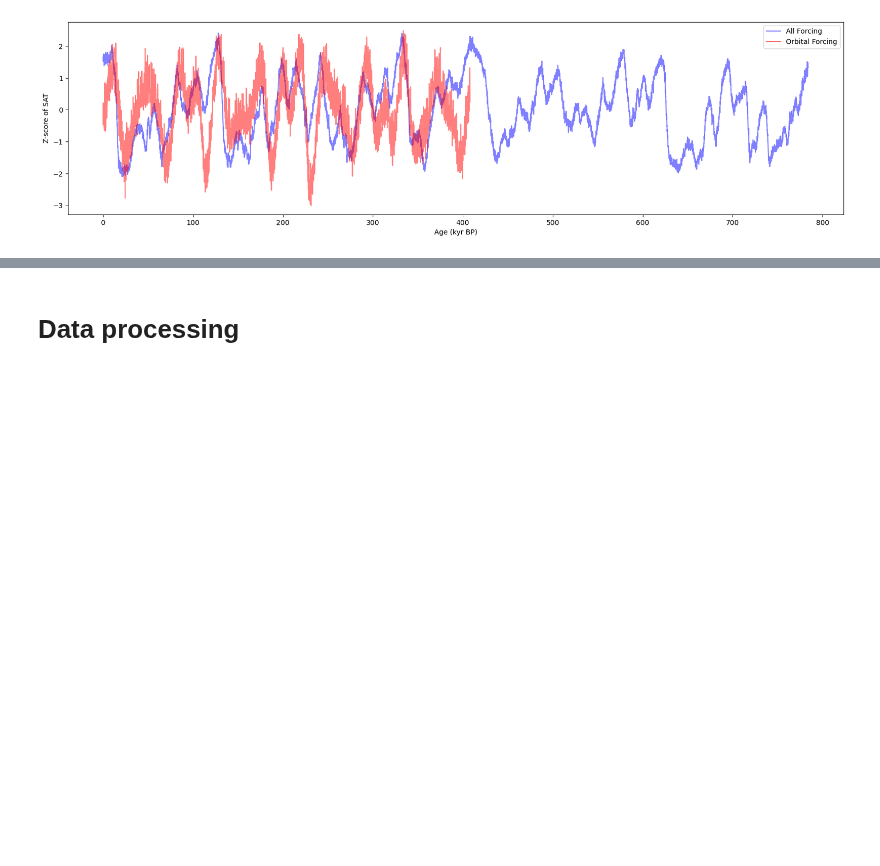
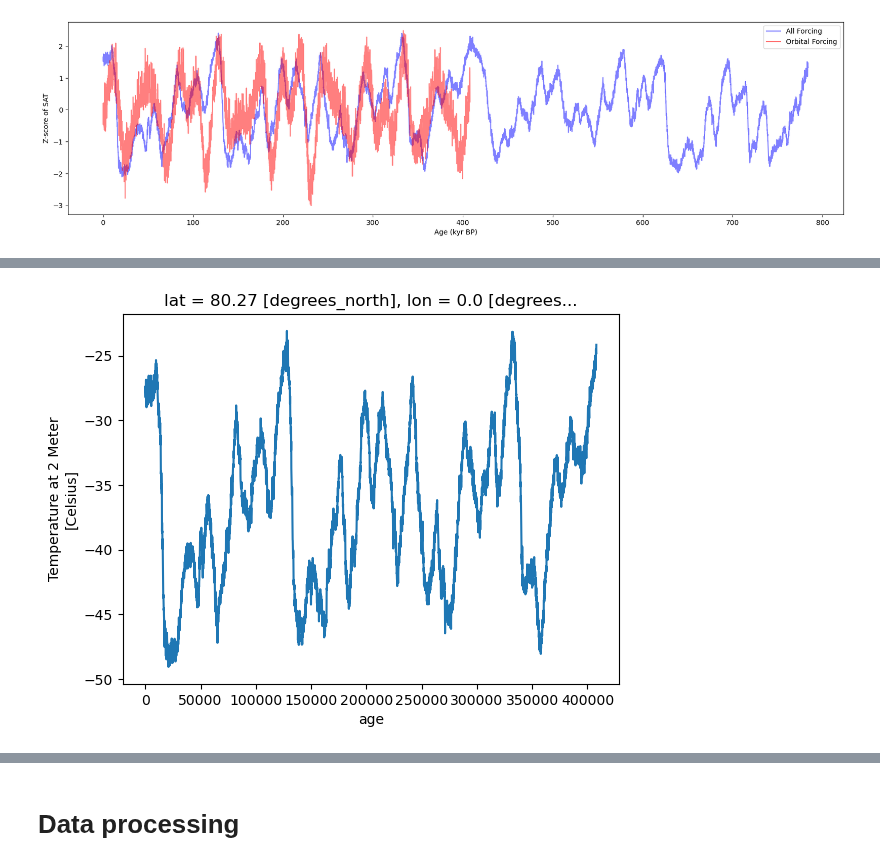
Before and after one commit to Peisong-Zheng/Inso_LGMR, a Jupyter notebook: Analysis_on_LOVECLIM.ipynb, the cells around one changed output, grey strips where cells are left out. Saved outputs shown, nothing was run; the diff lists cells and outputs as text; code cells hidden in the pictures; blank space fills up the shorter version.

```diff
--- a/Analysis_on_LOVECLIM.ipynb
+++ b/Analysis_on_LOVECLIM.ipynb
@@ -31,0 +34,80 @@
+# %%
+# import pre_800.csv from /inso_data
+import pandas as pd
+
+# Read the file into a DataFrame
+df_pre = pd.read_csv(
+    r"D:\VScode\Inso_LGMR\inso_data\pre_800.txt",
+    sep='\s+',       # '\s+' means "split on any whitespace"
+    header=None,     # or specify a row number if there's a header
+    engine='python'
+)
+
+
+df_pre.iloc[:, 0] = df_pre.iloc[:, 0].abs() * 1000
+
+# Rename the columns
+df_pre.columns = ['age', 'pre']
+
+df_pre = df_pre[(df_pre['age'] >= 100) & (df_pre['age'] <= 408000)]
+
+
+
+# load all forcing data
+import xarray as xr
+
+ds=xr.open_dataset(r"E:/loveclim_data/loveclim_784k_atm.nc")
+ds
+
+ds = ds.rename({'t2m': 'sat'})
+# rename the time to age
+ds = ds.rename({'mtime': 'age'})
+
+print('Original age max:', ds['age'].max().values)
+print('Original age min:', ds['age'].min().values)
+
+# crop ds between 100 and 408000
+ds = ds.where((ds['age'] >= 0.1) & (ds['age'] <= 408), drop=True)
+
+# # multiply age by 1000
+age_yr = ds['age'] * 1_000
+# age_yr = age_yr.max() - age_yr
+ds = ds.assign_coords(age=age_yr)
+
+
+
+
+ds
+
+# # # convert the sat to degrees C
+# # ds['sat'] = ds['sat'] - 273.15
+
+ds = ds[['sat']]
+ds
+ds['sat'].isel(lat=30, lon=0).plot()
+
+# plot a record from the ds_sat at given lat and lon
+import matplotlib.pyplot as plt
+from scipy.stats import zscore
+
+plt.figure(figsize=(10, 5))
+plt.plot(ds['age'].values, zscore(ds['sat'].isel(lat=30, lon=0).values))
+# plot the pre_800.csv data
+plt.plot(df_pre['age'], zscore(df_pre['pre']), label='pre')
+plt.title('Orginal data')
+plt.xlabel('Age (yr)')
+
+
+
+age_yr = age_yr.max() - age_yr
+ds = ds.assign_coords(age=age_yr)
+df_pre['age'] = df_pre['age'] * -1 + 408000
+
+plt.figure(figsize=(10, 5))
+plt.plot(ds['age'].values, zscore(ds['sat'].isel(lat=30, lon=0).values))
+# plot the pre_800.csv data
+plt.plot(df_pre['age'], zscore(df_pre['pre']), label='pre')
+plt.title('Inverted data')
+plt.xlabel('Age (yr)')
+plt.legend()
+# %% [output]
@@ -31,0 +117 @@
+[figure, added]
```
Also changed, not shown: parts of 5 cells of this notebook, 2 other files.
